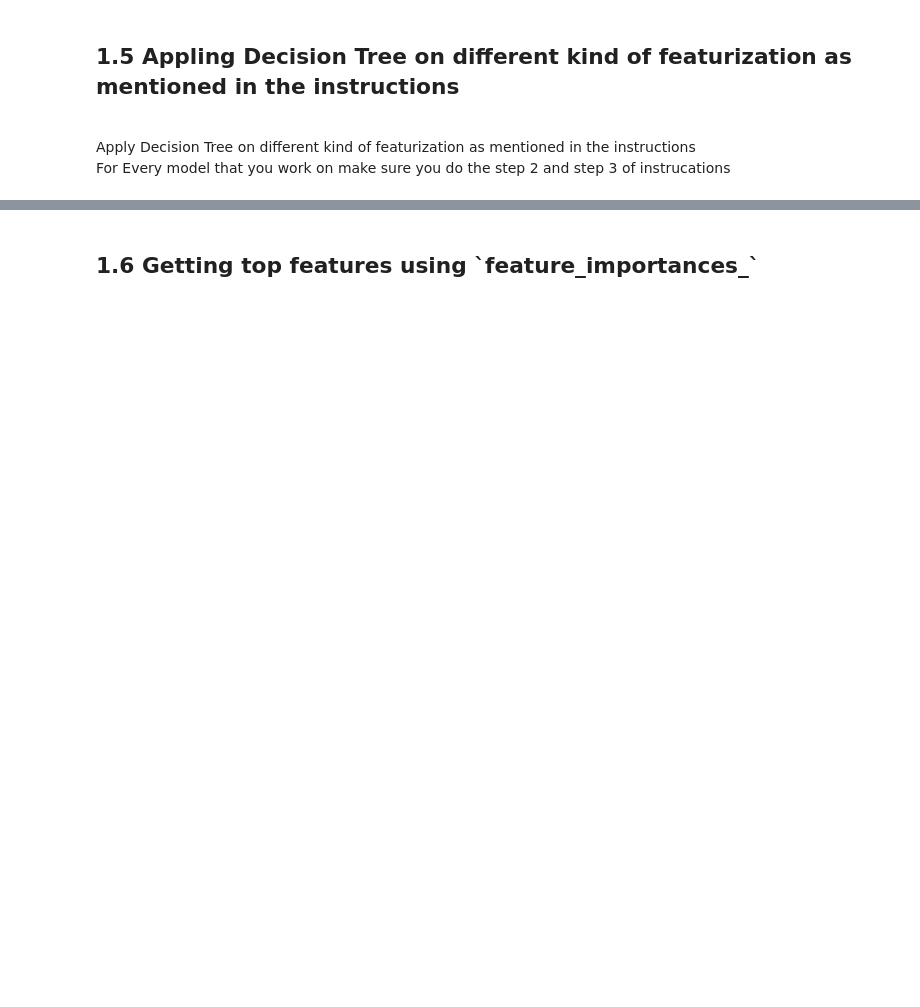
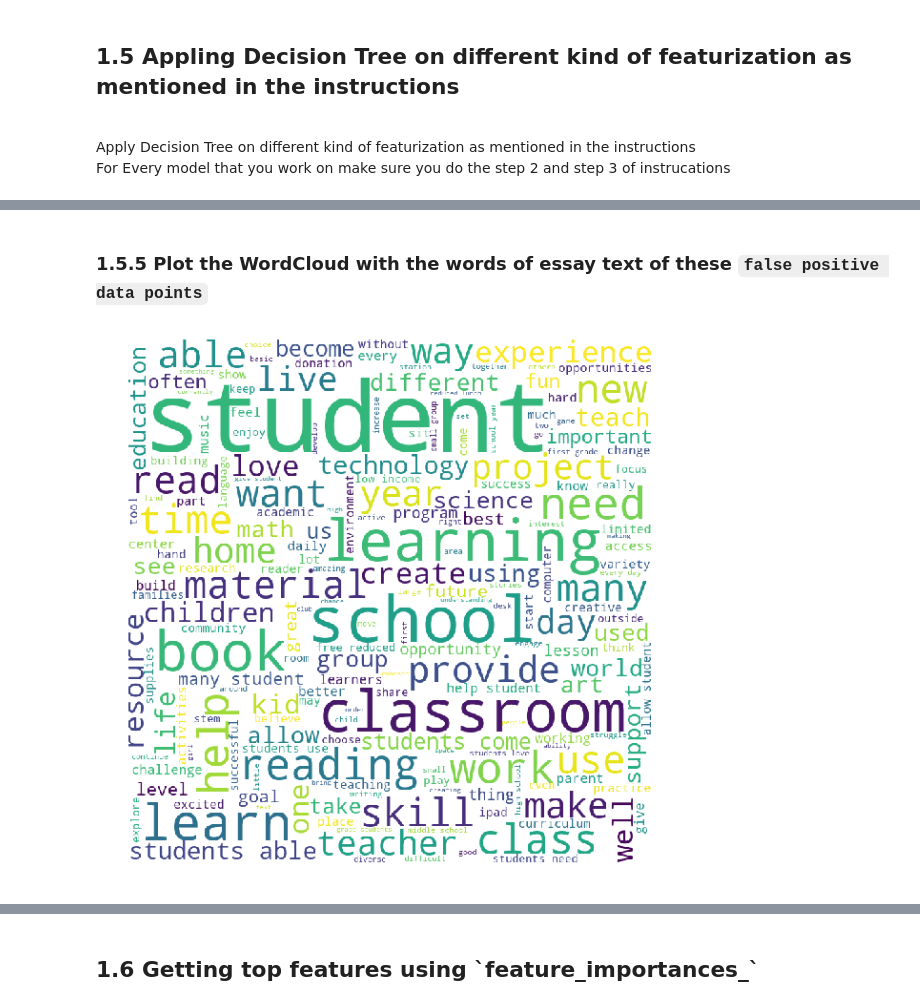
Before and after one commit to iamanik4/Python-Course-Assignment, a Jupyter notebook: 11. Apply Decision Trees on Donors Choose dataset/9_Assignment_DT_Instructions.ipynb, the cells around one changed output, grey strips where cells are left out. Cells and saved outputs as stored; diff of their text form; code cells hidden in the pictures; blank space fills up the shorter version.

```diff
--- a/11. Apply Decision Trees on Donors Choose dataset/9_Assignment_DT_Instructions.ipynb
+++ b/11. Apply Decision Trees on Donors Choose dataset/9_Assignment_DT_Instructions.ipynb
@@ -64,0 +59,10 @@ data = pandas.read_csv('preprocessed_data.csv')
+# %%
+from sklearn.model_selection import train_test_split
+
+X = data.drop(['project_is_approved'],axis = 1)
+Y = data['project_is_approved']
+
+X_train,X_rem,Y_train,Y_rem = train_test_split(X,Y, test_size = 0.4, stratify = Y)
+X_cv,X_test,Y_cv,Y_test = train_test_split(X_rem,Y_rem, test_size = 0.5, stratify = Y_rem)
+
+X.shape,X_train.shape,X_cv.shape,X_test.shape
@@ -107,0 +474,46 @@ data = pandas.read_csv('preprocessed_data.csv')
+# %% [markdown]
+### 1.5.5 Plot the WordCloud with the words of essay text of these `false positive data points`
+# %%
+idx = []
+for i in range(len(Y_train)):
+    if (Y_train.iloc[i] == 0) and (y_train_pred[i] == 1):
+        idx.append(i)
+# %%
+fpr_data = data.iloc[idx]
+# %%
+from wordcloud import WordCloud, STOPWORDS
+
+comment_words = ' '
+stopwords = set(STOPWORDS)
+
+# iterate through the csv file
+for val in fpr_data['essay']:
+
+    # typecaste each val to string
+    val = str(val)
+
+    # split the value
+    tokens = val.split()
+
+    # Converts each token into lowercase
+    for i in range(len(tokens)):
+        tokens[i] = tokens[i].lower()
+
+    for words in tokens:
+        comment_words = comment_words + words + ' '
+
+
+wordcloud = WordCloud(width = 800, height = 800,
+                background_color ='white',
+                stopwords = stopwords,
+                min_font_size = 10).generate(comment_words)
+
+# plot the WordCloud image
+plt.figure(figsize = (8, 8), facecolor = None)
+plt.imshow(wordcloud)
+plt.axis("off")
+plt.tight_layout(pad = 0)
+
+plt.show()
+# %% [output]
+[figure, added]
```
Also changed, not shown: parts of 54 cells of this notebook, 1 other file.
